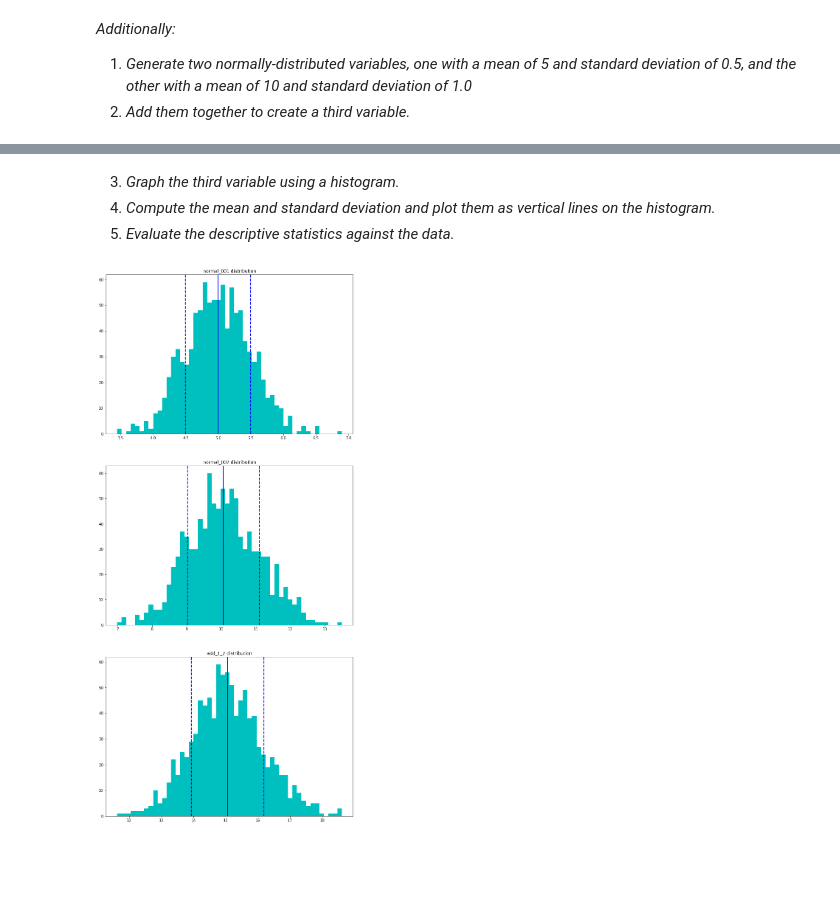
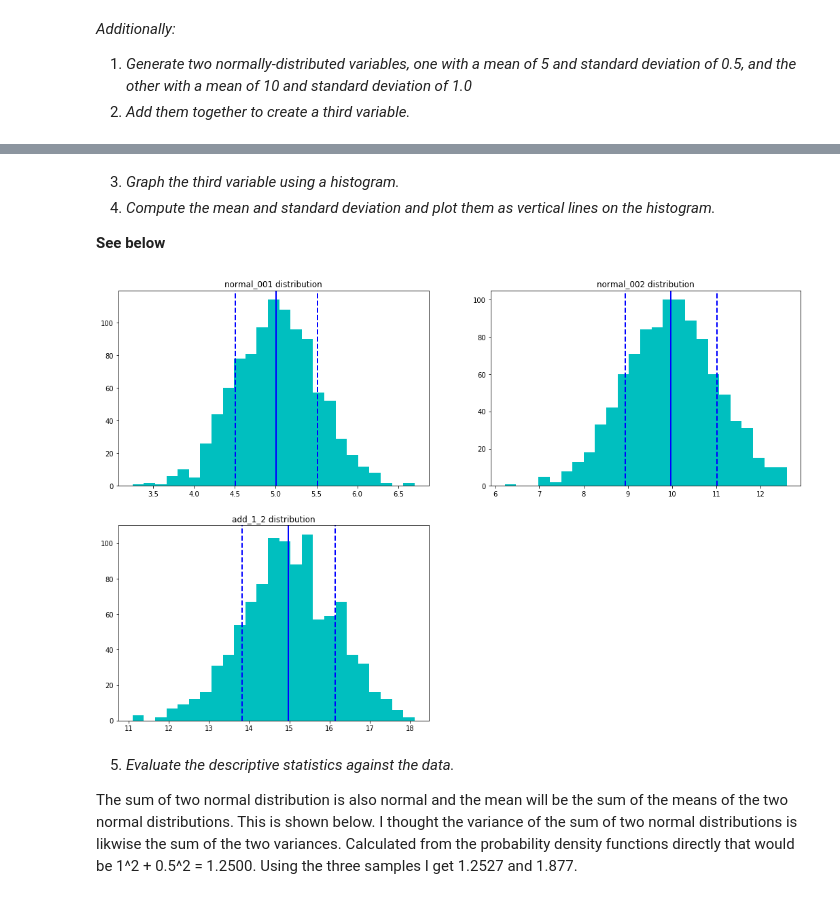
Before and after one commit to cmkeith9749/BootCamp, a Jupyter notebook: ThinkfulClasswork/Precourse/Unit_03/Lesson_03/Drill_Normality/DrillNormality.ipynb, the cells around one changed output, grey strips where cells are left out. Cells and saved outputs as stored; diff of their text form; code cells hidden in the pictures; blank space fills up the shorter version.

```diff
--- a/ThinkfulClasswork/Precourse/Unit_03/Lesson_03/Drill_Normality/DrillNormality.ipynb
+++ b/ThinkfulClasswork/Precourse/Unit_03/Lesson_03/Drill_Normality/DrillNormality.ipynb
@@ -57,4 +56,27 @@ Index(['binomial_001', 'chisquare_001', 'gamma_001', 'laplace_001',
       dtype='object')
+# %%
+# this function plots a histogram per questions 2. and 3. above
+# returns figure() of histograms in two column format from each DataFrame column
+
+def hists_from_df(df):
+    col_wdth = 9; row_hght = 6; ncols = 2   # given
+    nrows = len(df.columns)
+    nbins = 25
+    xmin = 3; ymin = 0; xmax = 18; ymax = 25
+
+    fig = plt.figure(1, (col_wdth * ncols, row_hght * nrows))
+
+    index = 0
+    for col in df.columns:
+        index += 1
+        plt.subplot(nrows, ncols, index)
+        plt.hist(getattr(df, col), bins=nbins, color='c')
+        plt.axvline(df[col].mean(), color='b', linestyle='solid', linewidth=2)                   # vertical line at the mean.
+        plt.axvline(df[col].mean() + df[col].std(), color='b', linestyle='dashed', linewidth=2)  # dashed line at +1 std dev
+        plt.axvline(df[col].mean() - df[col].std(), color='b', linestyle='dashed', linewidth=2)  # dashed line at -1 std dev
+        plt.title(col + ' distribution')
+
+    return fig
 # %% [markdown]
 2. *Graph the variable using a histogram.*
 3. *Compute the mean and standard deviation and plot them as vertical lines on the histogram. (Hint: the “When Does It Break?” assignment you just completed can help you here.)*
@@ -99,4 +107,5 @@ more_distr_df.describe()
 # %% [markdown]
 3. *Graph the third variable using a histogram.*
 4. *Compute the mean and standard deviation and plot them as vertical lines on the histogram.*
-5. *Evaluate the descriptive statistics against the data.*
+
+**See below**
@@ -127,4 +112,8 @@ def hists_axis_set(df):
 # %%
-more_plot = hists_axis_set(more_distr_df)
+more_plot = hists_from_df(more_distr_df)
 # %% [output]
-[figure, old version]
+[figure, new version]
+# %% [markdown]
+5. *Evaluate the descriptive statistics against the data.*
+
+The sum of two normal distribution is also normal and the mean will be the sum of the means of the two normal distributions. This is shown below.  I thought the variance of the sum of two normal distributions is likwise the sum of the two variances.  Calculated from the probability density functions directly that would be 1^2 + 0.5^2 = 1.2500.  Using the three samples I get 1.2527 and 1.877.
```
Also changed, not shown: parts of 16 cells of this notebook.
